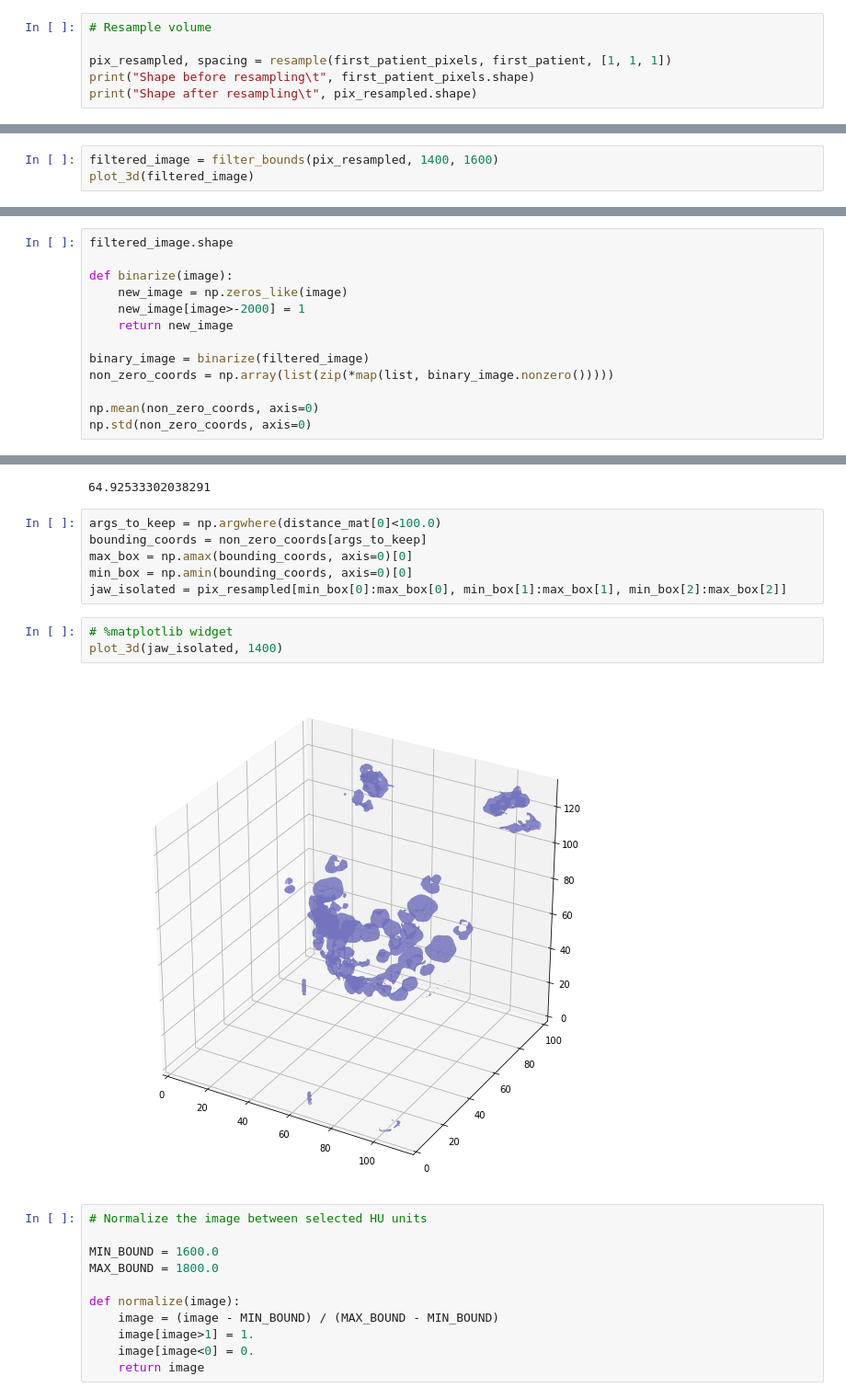
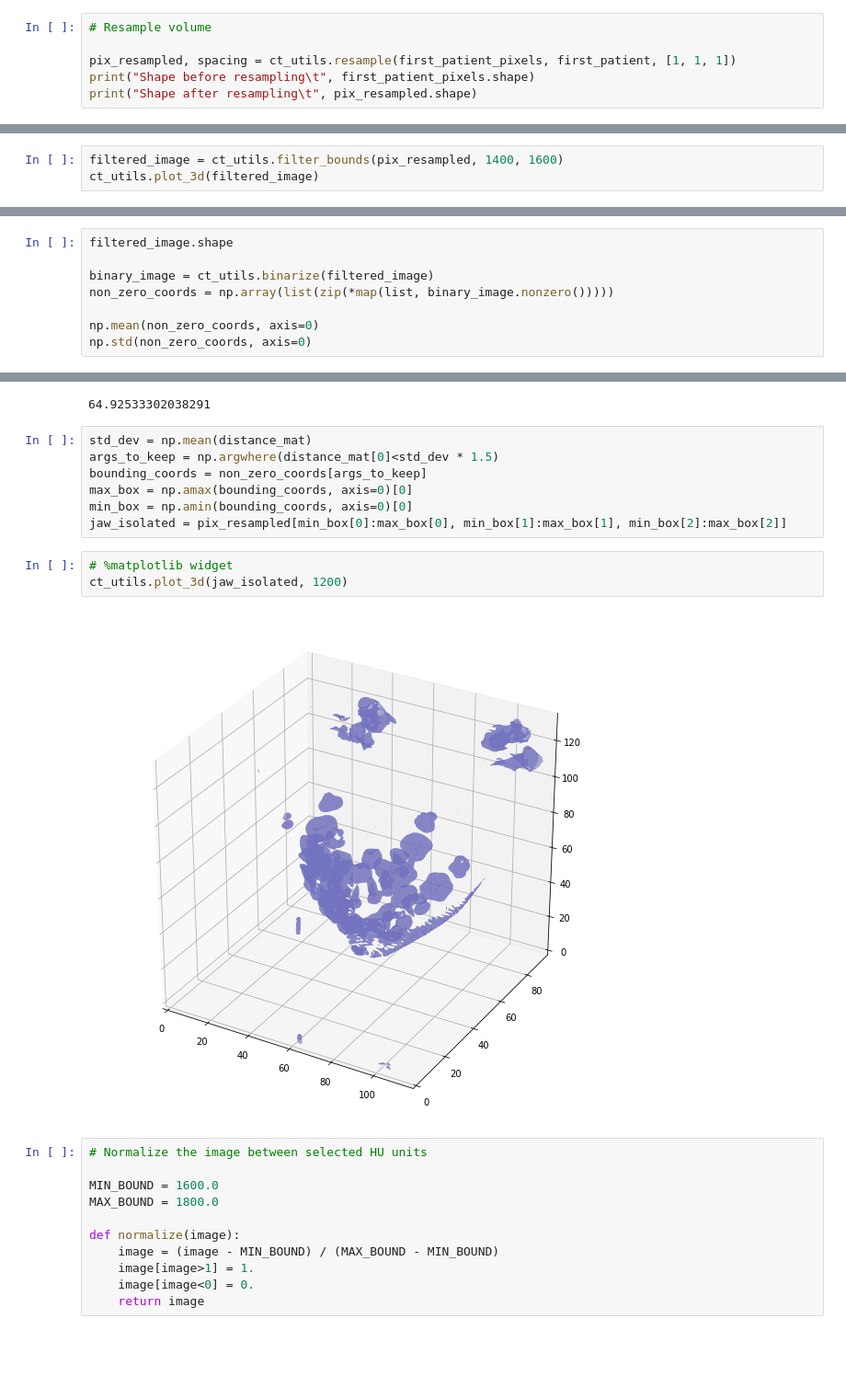
Before and after one commit to PlayWeird/utooth, a Jupyter notebook: preprocessing_dicom.ipynb, the cells around one changed output, grey strips where cells are left out. Shown: that part at 92% size. Cells and saved outputs as stored; diff of their text form; blank space fills up the shorter version.

Commit message:
Created a ct_utils.py file to move the function definitions out of the notebook.

```diff
--- a/preprocessing_dicom.ipynb
+++ b/preprocessing_dicom.ipynb
@@ -83,7 +31,7 @@ def resample(image, scan, new_spacing=[1, 1, 1]):
 # %%
 # Resample volume
 
-pix_resampled, spacing = resample(first_patient_pixels, first_patient, [1, 1, 1])
+pix_resampled, spacing = ct_utils.resample(first_patient_pixels, first_patient, [1, 1, 1])
 print("Shape before resampling\t", first_patient_pixels.shape)
 print("Shape after resampling\t", pix_resampled.shape)
 # %% [output]
@@ -179,17 +51,12 @@ def filter_bounds(image, min_bound=-2000, max_bound=4000):
 # %%
-filtered_image = filter_bounds(pix_resampled, 1400, 1600)
-plot_3d(filtered_image)
+filtered_image = ct_utils.filter_bounds(pix_resampled, 1400, 1600)
+ct_utils.plot_3d(filtered_image)
 # %% [output]
 [figure]
 # %%
 filtered_image.shape
 
-def binarize(image):
-    new_image = np.zeros_like(image)
-    new_image[image>-2000] = 1
-    return new_image
-
-binary_image = binarize(filtered_image)
+binary_image = ct_utils.binarize(filtered_image)
 non_zero_coords = np.array(list(zip(*map(list, binary_image.nonzero()))))
 
 np.mean(non_zero_coords, axis=0)
@@ -210,16 +75,17 @@ print(np.mean(distance_mat))
 [figure]
 64.92533302038291
 # %%
-args_to_keep = np.argwhere(distance_mat[0]<100.0)
+std_dev = np.mean(distance_mat)
+args_to_keep = np.argwhere(distance_mat[0]<std_dev * 1.5)
 bounding_coords = non_zero_coords[args_to_keep]
 max_box = np.amax(bounding_coords, axis=0)[0]
 min_box = np.amin(bounding_coords, axis=0)[0]
 jaw_isolated = pix_resampled[min_box[0]:max_box[0], min_box[1]:max_box[1], min_box[2]:max_box[2]]
 # %%
 # %matplotlib widget
-plot_3d(jaw_isolated, 1400)
+ct_utils.plot_3d(jaw_isolated, 1200)
 # %% [output]
-[figure, old version]
+[figure, new version]
 # %%
 # Normalize the image between selected HU units
 
```
Also changed, not shown: parts of 12 cells of this notebook, 1 other file.
